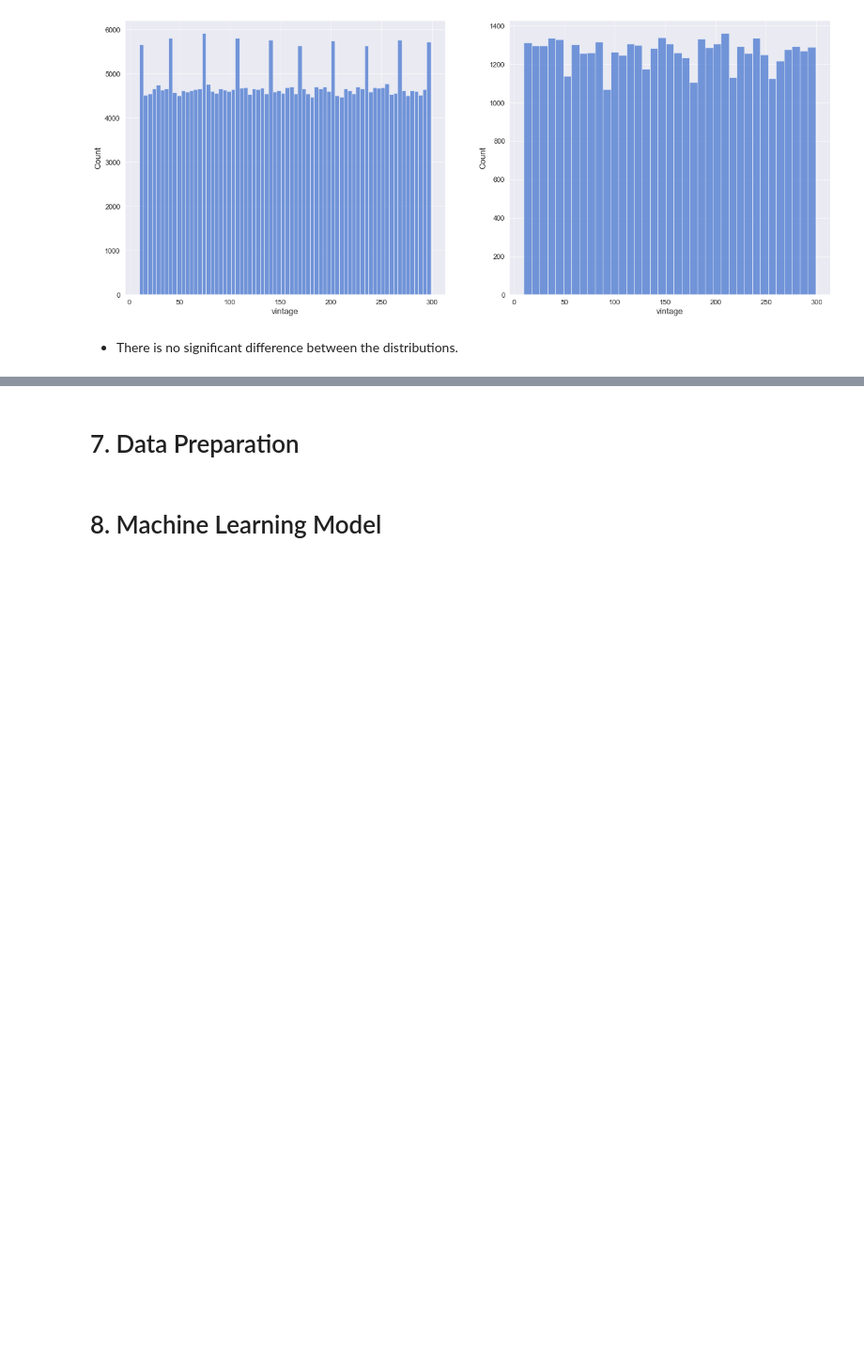
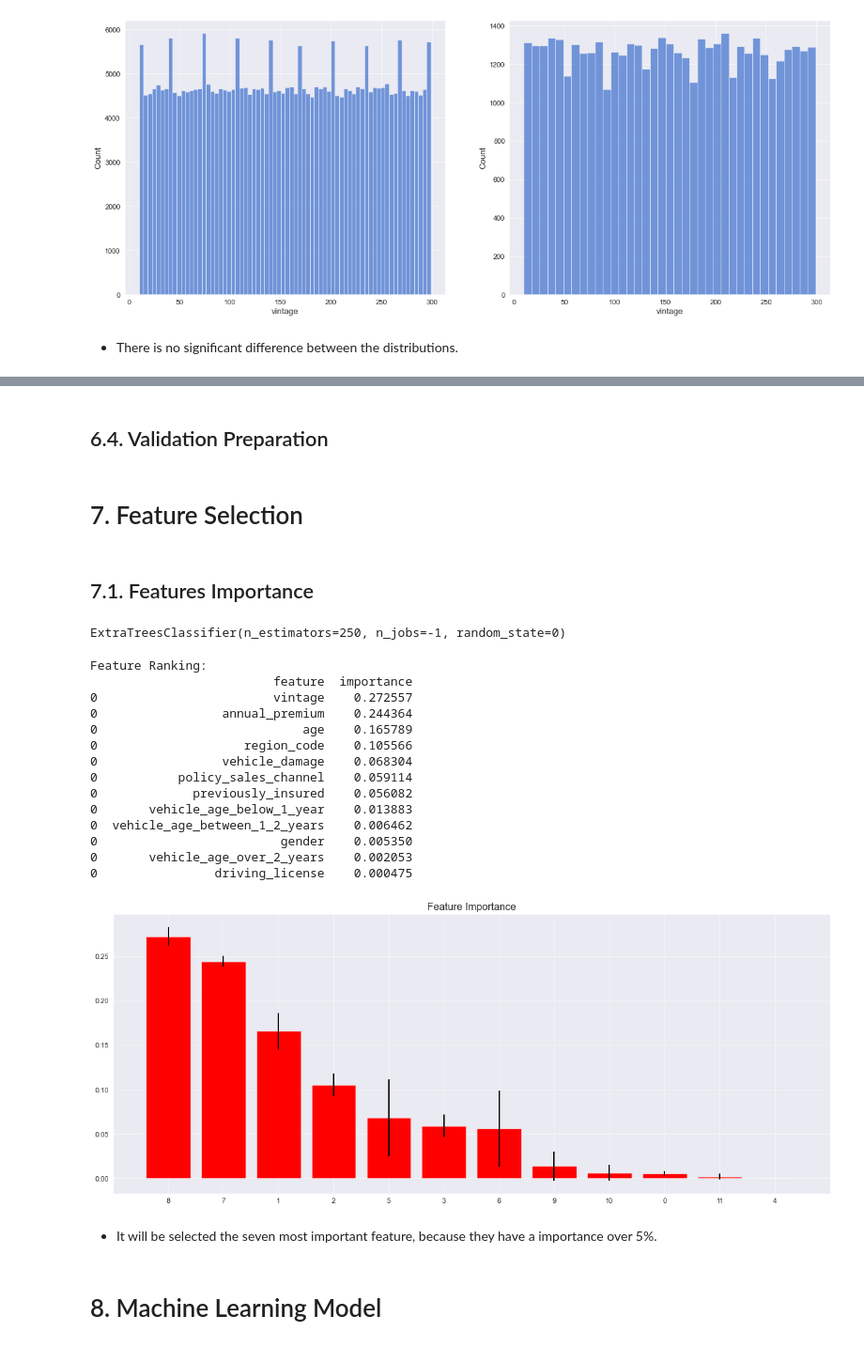
Before and after one commit to Gutscs/Health-Insurance-Cross-Sell, a Jupyter notebook: HealthInsurance.ipynb, the cells around one changed output, grey strips where cells are left out. Shown: that part at 94% size. Drawn from its saved outputs; the diff is of its cells as text; code cells hidden in the pictures; blank space fills up the shorter version.

Commit message:
:hammer: First ML model results

```diff
--- a/HealthInsurance.ipynb
+++ b/HealthInsurance.ipynb
@@ -532,0 +567,17 @@ sns.histplot( df5[ df5['response'] == 1 ]['vintage'], ax=axes[1] );
+# %%
+# gender - One Hot Enconding / Target Enconding
+target_encode_gender = df6.groupby( 'gender' )['response'].mean()
+df6['gender'] = df6['gender'].map( target_encode_gender )
+
+# region code - Frequency Enconding / Target Enconding / Weighted Target Enconding
+target_enconde_region_code = df6.groupby( 'region_code' )['response'].mean()
+df6['region_code'] = df6['region_code'].map( target_enconde_region_code )
+
+# vehicle_age - One Hot Enconding / Order Enconding / Frequency Enconding
+df6 = pd.get_dummies( df6, prefix='vehicle_age', columns=['vehicle_age'] )
+
+# policy_sales_channel - Target Enconding / Frequency Enconding
+freq_policy_sales_channel = df6.groupby( 'policy_sales_channel' ).size() / len(df6)
+df6['policy_sales_channel'] = df6['policy_sales_channel'].map( freq_policy_sales_channel )
+# %% [markdown]
+## 6.4. Validation Preparation
@@ -533,4 +608,56 @@ sns.histplot( df5[ df5['response'] == 1 ]['vintage'], ax=axes[1] );
 # %% [markdown]
-# 7. Data Preparation
+# 7. Feature Selection
+# %% [markdown]
+## 7.1. Features Importance
+# %%
+# model definition
+forest = ExtraTreesClassifier( n_estimators=250, random_state=0, n_jobs=-1 )
+
+# data preparation
+x_train_n = df6.drop( ['id', 'response'], axis=1 )
+y_train_n = y_train.values
+forest.fit( x_train_n, y_train_n )
+# %% [output]
+ExtraTreesClassifier(n_estimators=250, n_jobs=-1, random_state=0)
+# %%
+importances = forest.feature_importances_
+std = np.std( [tree.feature_importances_ for tree in forest.estimators_], axis=0 )
+indices = np.argsort( importances )[::-1]
+
+# print the feature ranking
+df = pd.DataFrame()
+
+print( 'Feature Ranking:' )
+for i, j in zip( x_train_n, forest.feature_importances_ ):
+    df_aux = pd.DataFrame( {'feature':i, 'importance':j}, index=[0] )
+    df = pd.concat( [df, df_aux], axis=0 )
+
+print( df.sort_values( 'importance', ascending=False ) )
+
+# plot the impurity-based feature importances of the forest
+plt.figure()
+plt.title('Feature Importance')
+plt.bar( range(x_train_n.shape[1]), importances[indices], color='r', yerr=std[indices], align='center' )
+plt.xticks( range(x_train_n.shape[1]), indices )
+plt.xlim( [-1, x_train_n.shape[1]] )
+plt.show()
+# %% [output]
+Feature Ranking:
+                         feature  importance
+0                        vintage    0.272557
+0                 annual_premium    0.244364
+0                            age    0.165789
+0                    region_code    0.105566
+0                 vehicle_damage    0.068304
+0           policy_sales_channel    0.059114
+0             previously_insured    0.056082
+0       vehicle_age_below_1_year    0.013883
+0  vehicle_age_between_1_2_years    0.006462
+0                         gender    0.005350
+0       vehicle_age_over_2_years    0.002053
+0                driving_license    0.000475
+[figure, added]
+# %% [markdown]
+* It will be selected the seven most important feature, because they have a importance over 5\%.
 # %% [markdown]
 # 8. Machine Learning Model
```
Also changed, not shown: parts of 14 cells of this notebook.
